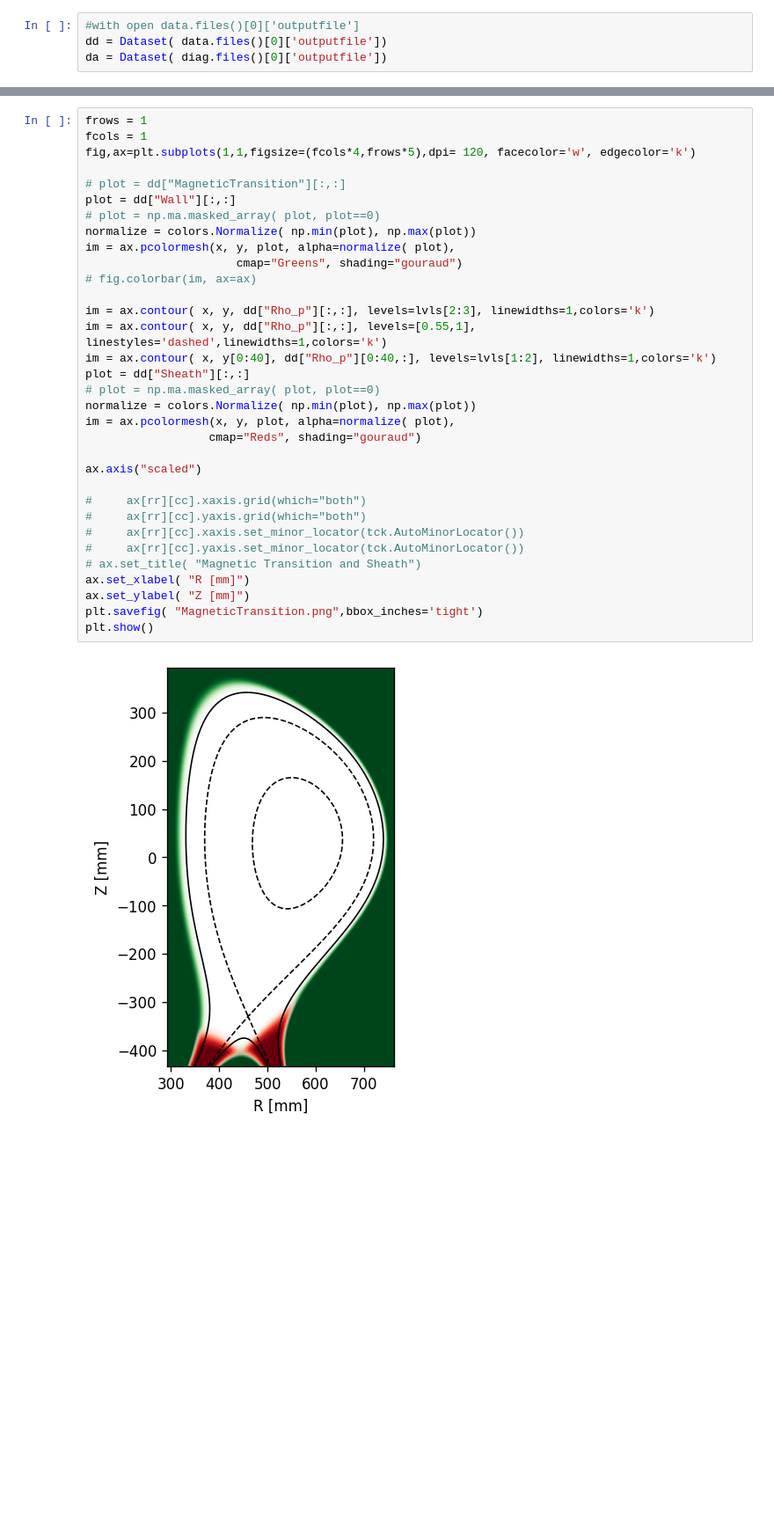
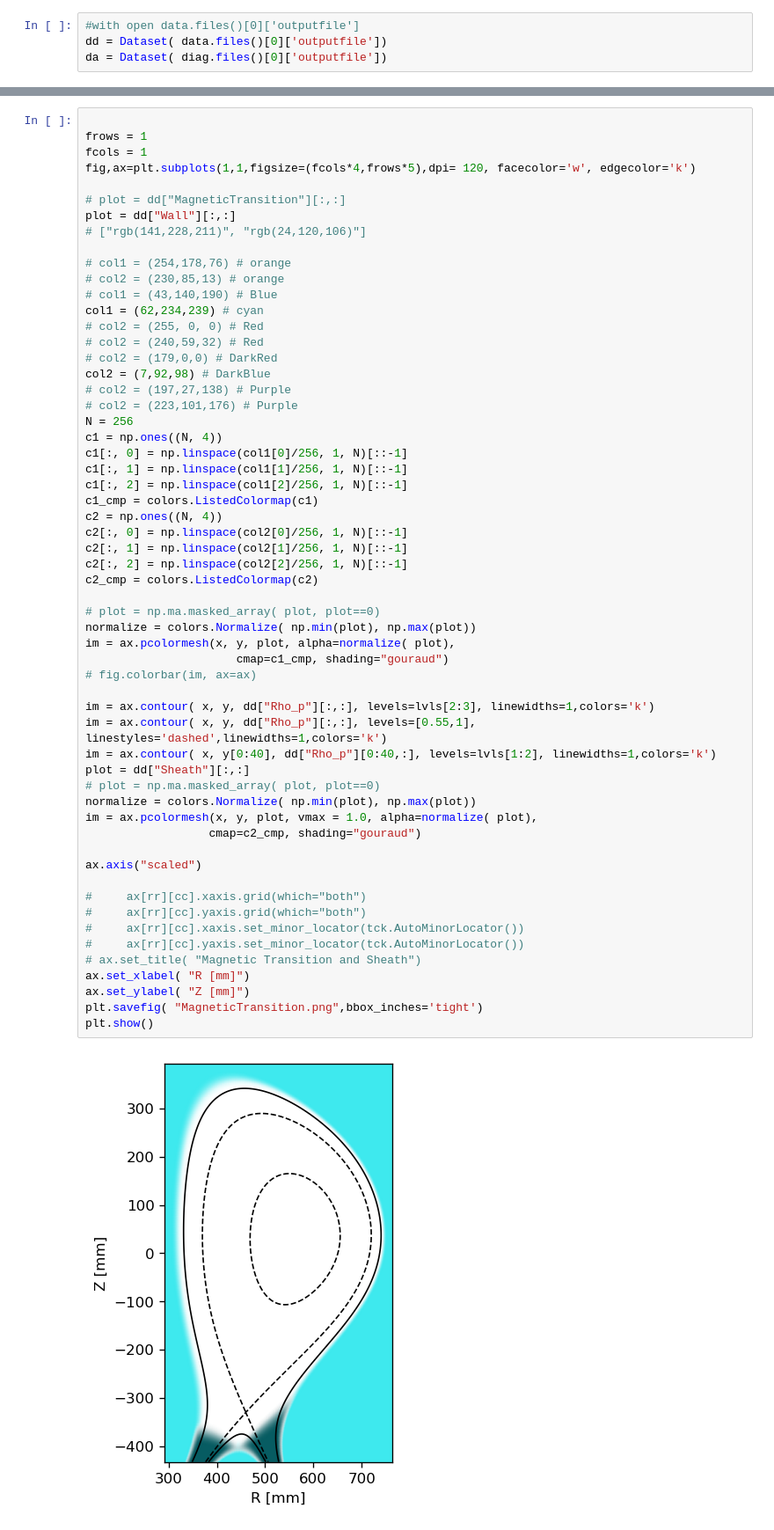
Before and after one commit to mwiesenberger/data-analysis-3d, a Jupyter notebook: MagneticField.ipynb, the cells around one changed output, grey strips where cells are left out. Shown at 88% size. Drawn from its saved outputs; the diff is of its cells as text; blank space fills up the shorter version.

```diff
--- a/MagneticField.ipynb
+++ b/MagneticField.ipynb
@@ -109,35 +122,60 @@ Wall levels =  [0.55, 0.97, 1.15]
 # %%
+
 frows = 1
 fcols = 1
 fig,ax=plt.subplots(1,1,figsize=(fcols*4,frows*5),dpi= 120, facecolor='w', edgecolor='k')
 
 # plot = dd["MagneticTransition"][:,:]
 plot = dd["Wall"][:,:]
+# ["rgb(141,228,211)", "rgb(24,120,106)"]
+
+# col1 = (254,178,76) # orange
+# col2 = (230,85,13) # orange
+# col1 = (43,140,190) # Blue
+col1 = (62,234,239) # cyan
+# col2 = (255, 0, 0) # Red
+# col2 = (240,59,32) # Red
+# col2 = (179,0,0) # DarkRed
+col2 = (7,92,98) # DarkBlue
+# col2 = (197,27,138) # Purple
+# col2 = (223,101,176) # Purple
+N = 256
+c1 = np.ones((N, 4))
+c1[:, 0] = np.linspace(col1[0]/256, 1, N)[::-1]
+c1[:, 1] = np.linspace(col1[1]/256, 1, N)[::-1]
+c1[:, 2] = np.linspace(col1[2]/256, 1, N)[::-1]
+c1_cmp = colors.ListedColormap(c1)
+c2 = np.ones((N, 4))
+c2[:, 0] = np.linspace(col2[0]/256, 1, N)[::-1]
+c2[:, 1] = np.linspace(col2[1]/256, 1, N)[::-1]
+c2[:, 2] = np.linspace(col2[2]/256, 1, N)[::-1]
+c2_cmp = colors.ListedColormap(c2)
+
 # plot = np.ma.masked_array( plot, plot==0)
 normalize = colors.Normalize( np.min(plot), np.max(plot))
 im = ax.pcolormesh(x, y, plot, alpha=normalize( plot),
-                      cmap="Greens", shading="gouraud")
+                      cmap=c1_cmp, shading="gouraud")
 # fig.colorbar(im, ax=ax)
 
 im = ax.contour( x, y, dd["Rho_p"][:,:], levels=lvls[2:3], linewidths=1,colors='k')
 im = ax.contour( x, y, dd["Rho_p"][:,:], levels=[0.55,1], linestyles='dashed',linewidths=1,colors='k')
 im = ax.contour( x, y[0:40], dd["Rho_p"][0:40,:], levels=lvls[1:2], linewidths=1,colors='k')
 plot = dd["Sheath"][:,:]
 # plot = np.ma.masked_array( plot, plot==0)
 normalize = colors.Normalize( np.min(plot), np.max(plot))
-im = ax.pcolormesh(x, y, plot, alpha=normalize( plot),
-                  cmap="Reds", shading="gouraud")
+im = ax.pcolormesh(x, y, plot, vmax = 1.0, alpha=normalize( plot),
+                  cmap=c2_cmp, shading="gouraud")
 
 ax.axis("scaled")
 
 #     ax[rr][cc].xaxis.grid(which="both")
 #     ax[rr][cc].yaxis.grid(which="both")
 #     ax[rr][cc].xaxis.set_minor_locator(tck.AutoMinorLocator())
 #     ax[rr][cc].yaxis.set_minor_locator(tck.AutoMinorLocator())
 # ax.set_title( "Magnetic Transition and Sheath")
 ax.set_xlabel( "R [mm]")
 ax.set_ylabel( "Z [mm]")
 plt.savefig( "MagneticTransition.png",bbox_inches='tight')
 plt.show()
 # %% [output]
-[figure, old version]
+[figure, new version]
```
Also changed, not shown: parts of 6 cells of this notebook, 7 other files.
